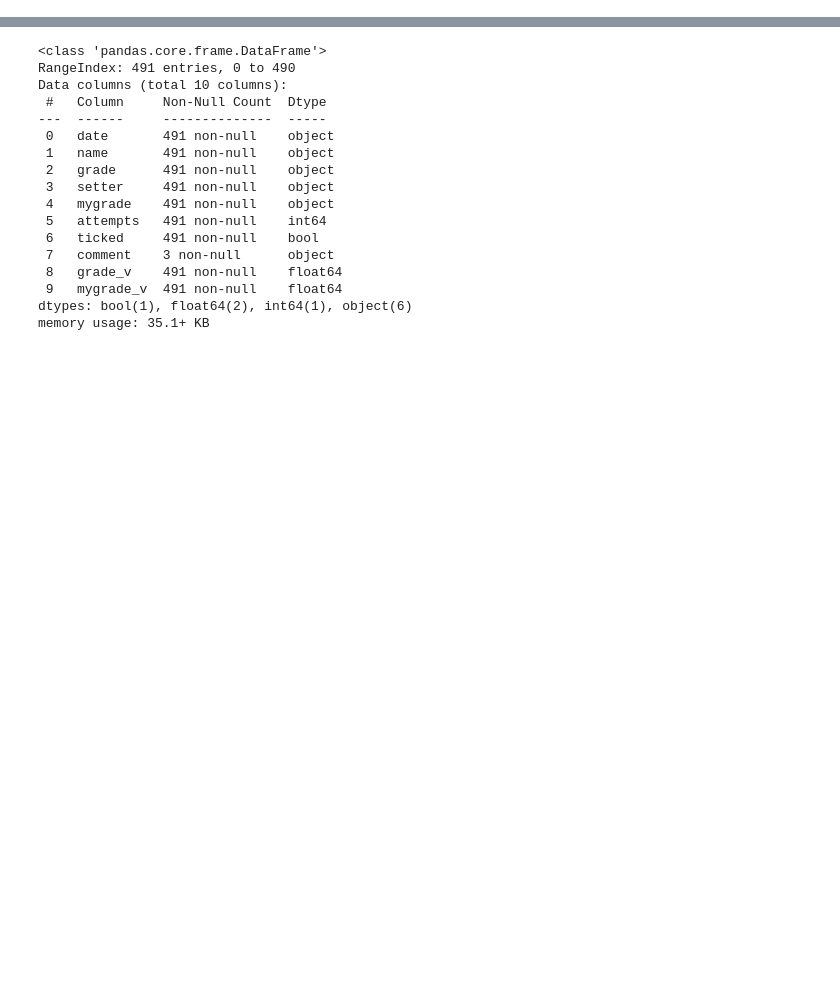
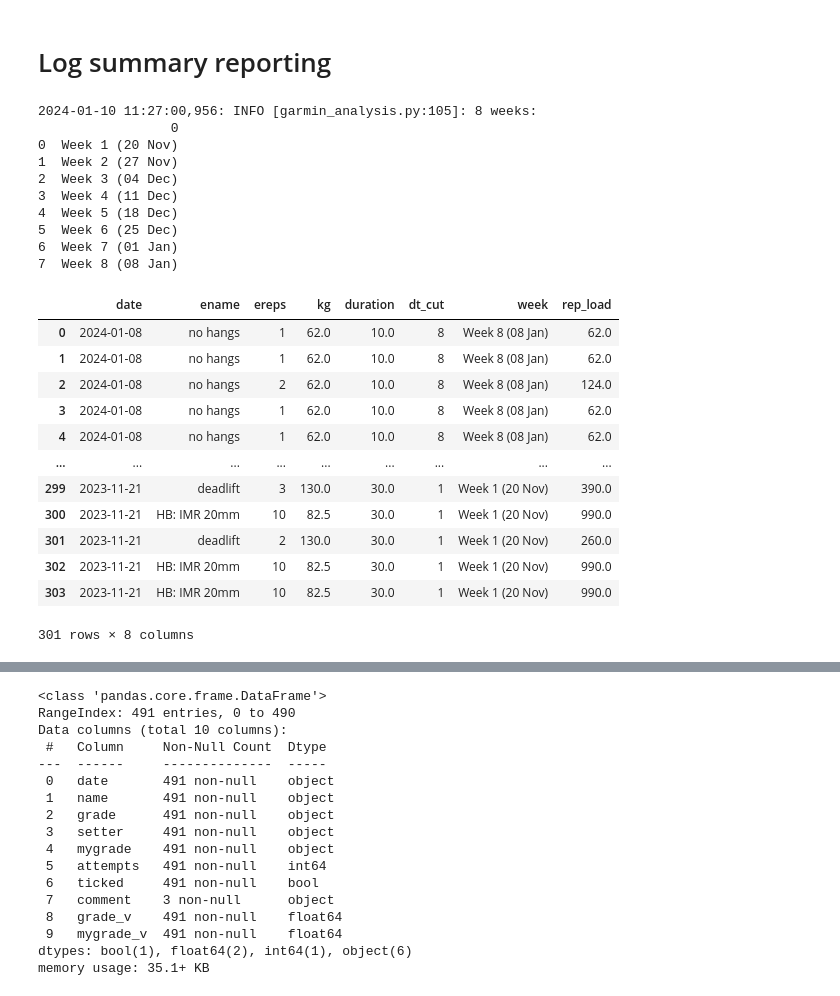
Before and after one commit to mwcoleman/moonscraper, a Jupyter notebook: eda.ipynb, the cells around one changed output, grey strips where cells are left out. Drawn from its saved outputs; the diff is of its cells as text; code cells hidden in the pictures; blank space fills up the shorter version.

```diff
--- a/eda.ipynb
+++ b/eda.ipynb
@@ -21,0 +30,2 @@ grade_conversion = {
+# %% [markdown]
+# Log summary reporting
@@ -21,0 +36,33 @@ grade_conversion = {
+# %%
+# Perform some filtering and convert TUT to reps
+# and add a week col
+idx, labels, cut_series = weekly_bins(BLOCK_START, dataframe=df)
+df['dt_cut'] = cut_series
+df['week'] = df.dt_cut.apply(lambda x: labels[x-1])
+
+df = calc_load(filter_df(df, min_kg=0))
+df
+# %% [output]
+2024-01-10 11:27:00,956: INFO [garmin_analysis.py:105]: 8 weeks:
+                 0
+0  Week 1 (20 Nov)
+1  Week 2 (27 Nov)
+2  Week 3 (04 Dec)
+3  Week 4 (11 Dec)
+4  Week 5 (18 Dec)
+5  Week 6 (25 Dec)
+6  Week 7 (01 Jan)
+7  Week 8 (08 Jan)
+|  | date | ename | ereps | kg | duration | dt_cut | week | rep_load |
+| 0 | 2024-01-08 | no hangs | 1 | 62.0 | 10.0 | 8 | Week 8 (08 Jan) | 62.0 |
+| 1 | 2024-01-08 | no hangs | 1 | 62.0 | 10.0 | 8 | Week 8 (08 Jan) | 62.0 |
+| 2 | 2024-01-08 | no hangs | 2 | 62.0 | 10.0 | 8 | Week 8 (08 Jan) | 124.0 |
+| 3 | 2024-01-08 | no hangs | 1 | 62.0 | 10.0 | 8 | Week 8 (08 Jan) | 62.0 |
+| 4 | 2024-01-08 | no hangs | 1 | 62.0 | 10.0 | 8 | Week 8 (08 Jan) | 62.0 |
+| ... | ... | ... | ... | ... | ... | ... | ... | ... |
+| 299 | 2023-11-21 | deadlift | 3 | 130.0 | 30.0 | 1 | Week 1 (20 Nov) | 390.0 |
+| 300 | 2023-11-21 | HB: IMR 20mm | 10 | 82.5 | 30.0 | 1 | Week 1 (20 Nov) | 990.0 |
+| 301 | 2023-11-21 | deadlift | 2 | 130.0 | 30.0 | 1 | Week 1 (20 Nov) | 260.0 |
+| 302 | 2023-11-21 | HB: IMR 20mm | 10 | 82.5 | 30.0 | 1 | Week 1 (20 Nov) | 990.0 |
+| 303 | 2023-11-21 | HB: IMR 20mm | 10 | 82.5 | 30.0 | 1 | Week 1 (20 Nov) | 990.0 |
+301 rows × 8 columns
```
Also changed, not shown: parts of 13 cells of this notebook, 2 other files.
